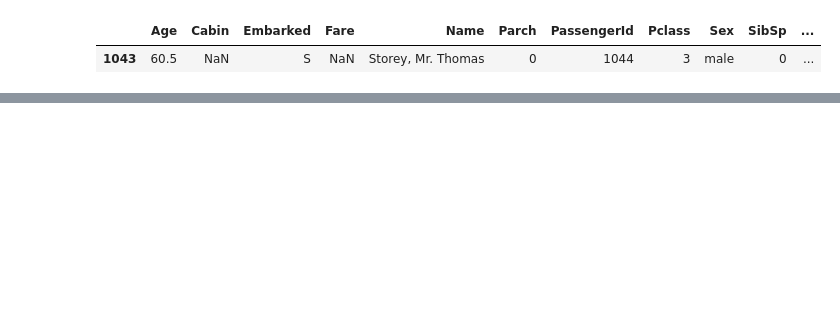
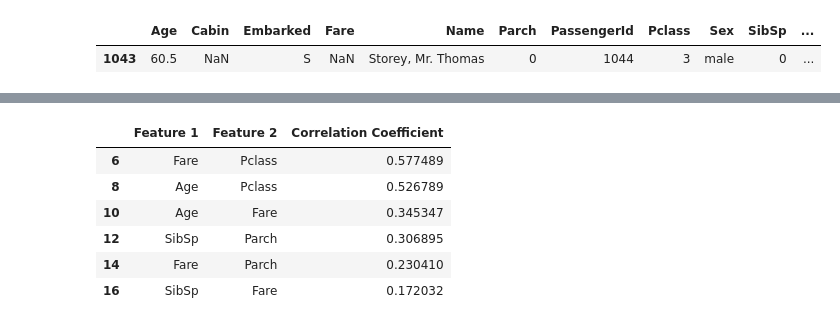
Before and after one commit to jungwook-lee/notebooks, a Jupyter notebook: kaggle/titanic_tutorial/Advanced Titanic.ipynb, the cells around one changed output, grey strips where cells are left out. Drawn from its saved outputs; the diff is of its cells as text; code cells hidden in the pictures; blank space fills up the shorter version.

```diff
--- a/kaggle/titanic_tutorial/Advanced Titanic.ipynb
+++ b/kaggle/titanic_tutorial/Advanced Titanic.ipynb
@@ -280,0 +401,12 @@ print(t_d)
+# %%
+# Test set high correlations
+corr = df_test_corr_nd['Correlation Coefficient'] > 0.1
+df_test_corr_nd[corr]
+# %% [output]
+|  | Feature 1 | Feature 2 | Correlation Coefficient |
+| 6 | Fare | Pclass | 0.577489 |
+| 8 | Age | Pclass | 0.526789 |
+| 10 | Age | Fare | 0.345347 |
+| 12 | SibSp | Parch | 0.306895 |
+| 14 | Fare | Parch | 0.230410 |
+| 16 | SibSp | Fare | 0.172032 |
```
Also changed, not shown: parts of 23 cells of this notebook.
